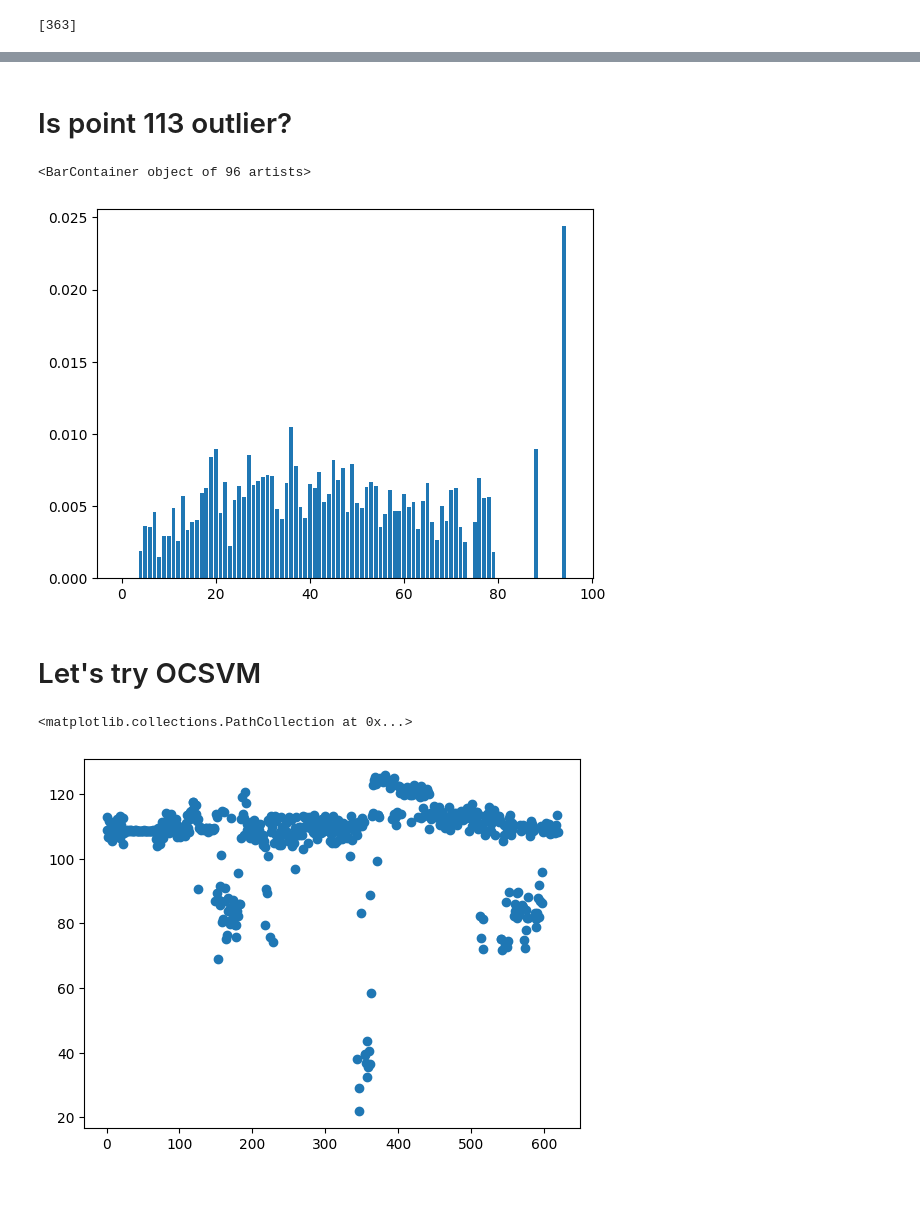
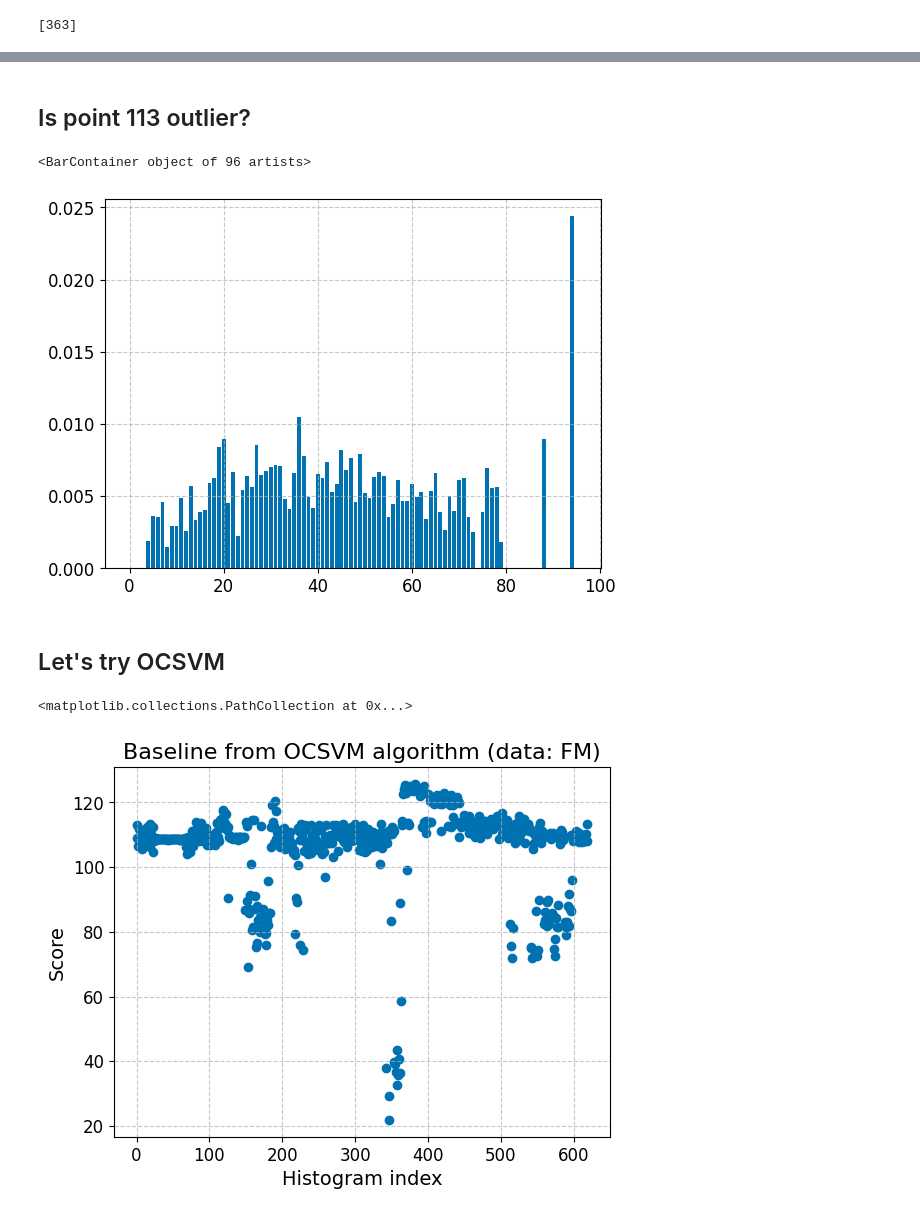
Before and after one commit to jHrdy/vyzkumak, a Jupyter notebook: benchmarks_on_datasets.ipynb, the cells around one changed output, grey strips where cells are left out. Cells and saved outputs as stored; diff of their text form; code cells hidden in the pictures; blank space fills up the shorter version.

```diff
--- a/benchmarks_on_datasets.ipynb
+++ b/benchmarks_on_datasets.ipynb
@@ -10,3 +14,2 @@ import matplotlib.pyplot as plt
 # %%
-from src.load_sam_data import load_dataset
-dataset = load_dataset("data\\FJ\\FI01X1\\FI01X1_ch")
+dataset = load_dataset("FJ")
@@ -57,12 +84,14 @@ plt.bar(range(len(dataset[361])), dataset[361])
 # %% [markdown]
-# Is point 113 outlier?
+## Is point 113 outlier?
 # %%
+apply_global_style()
+
 plt.bar(range(len(dataset[613])), dataset[113])
 # %% [output]
 <BarContainer object of 96 artists>
-[figure, old version]
+[figure, new version]
 # %% [markdown]
-# Let's try OCSVM
+## Let's try OCSVM
 # %%
 from sklearn.svm import OneClassSVM
 
@@ -71,10 +100,14 @@ svm.fit_predict(dataset)
 prediction = svm.predict(dataset)
 out_measure = svm.score_samples(dataset)
 # %%
+apply_global_style()
+plt.title("Baseline from OCSVM algorithm (data: FM)")
+plt.xlabel("Histogram index")
+plt.ylabel("Score")
 plt.scatter(range(len(out_measure)), out_measure)
 # %% [output]
 <matplotlib.collections.PathCollection at 0x...>
-[figure, old version]
+[figure, new version]
 # %%
 outliers_svm = np.where(out_measure < 60)
 outliers_svm = outliers_svm[0]
```
Also changed, not shown: parts of 30 cells of this notebook, 4 other files.
